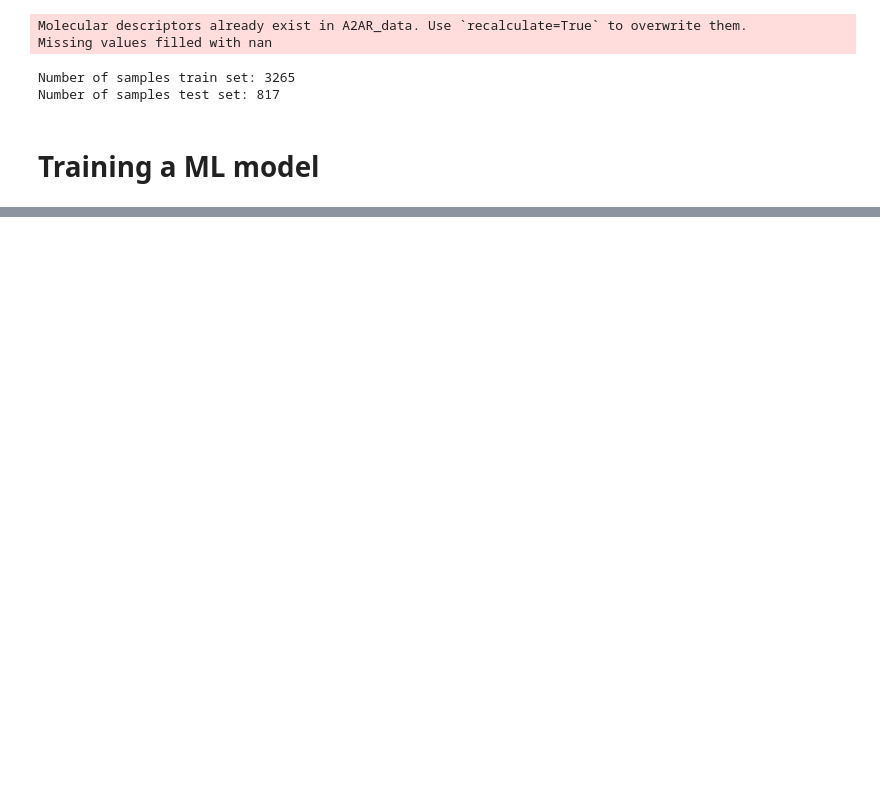
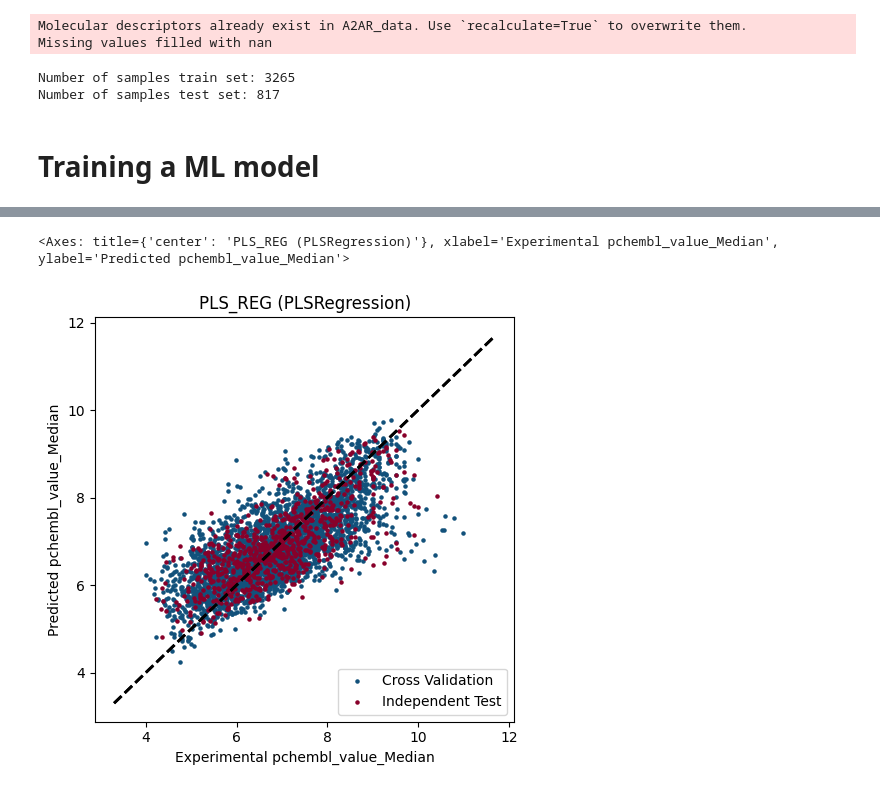
Before and after one commit to CDDLeiden/ULLA2023_Workshop-Leiden, a Jupyter notebook: QSAR_modelling.ipynb, the cells around one changed output, grey strips where cells are left out. Cells and saved outputs as stored; diff of their text form; code cells hidden in the pictures; blank space fills up the shorter version.

Commit message:
Change task to regression and add predictions

```diff
--- a/QSAR_modelling.ipynb
+++ b/QSAR_modelling.ipynb
@@ -44,6 +46,10 @@ Initialized filters.
 Number of compounds:4082
 Wrote data to file 'data\A2AR_data.tsv'.
 <qsprpred.data.data.MoleculeTable at 0x...>
+# %%
+from qsprpred.data.data import MoleculeTable
+
+mt = MoleculeTable.fromFile("data/A2AR_data.pkl")
 # %%
 mt.getDF()
 # %% [output]
@@ -69,8 +75,7 @@ from qsprpred.data.data import QSPRDataset
 
 target_props=[{
                 "name": "pchembl_value_Median", # name of the target column in the dataset
-                "task": TargetTasks.SINGLECLASS, # specify the task type (SINGLECLASS, MULTICLASS, REGRESSION)
-                "th": [6.5] # threshold for the task, everything above is considered active
+                "task": TargetTasks.REGRESSION, # specify the task type (SINGLECLASS, MULTICLASS, REGRESSION)
                 }]
 
 # Create a QSPRDataset instance used for training and evaluation of QSPR models
@@ -116,22 +121,21 @@ N_CPU = 4 # number of CPUs for parallel operations
 # %%
 from qsprpred.models.models import QSPRsklearn
 from sklearn.cross_decomposition import PLSRegression
-from sklearn.ensemble import RandomForestClassifier
-from qsprpred.models.hyperparam_optimization import GridSearchOptimization
+from qsprpred.models.hyperparam_optimization import OptunaOptimization
 
 # This is an SKlearn model, so we will initialize it with the QSPRsklearn class
-model = QSPRsklearn(base_dir = '.', data=dataset, alg = RandomForestClassifier, name='RF_CLS', parameters={'n_jobs': N_CPU})
+model = QSPRsklearn(base_dir = '.', data=dataset, alg = PLSRegression, name='PLS_REG')
 
-# We will first optimize the hyperparameters (n_estimators and criterion) through a grid search
-# the best hyperparameter combination will be saved in RF_CLS_P29274_params.json
-search_space_bs = params = {'n_estimators' : [50, 200],'criterion' : ['gini', 'entropy', 'log_loss']}
-grid_optimizer = GridSearchOptimization(scoring = model.scoreFunc, param_grid=search_space_bs)
-best_params = grid_optimizer.optimize(model)
+# We will first optimize the hyperparameters (n_components and scale) through bayes optimization
+# the best hyperparameter combination will be saved in PLS_REG_params.json
+search_space_bs = {"n_components": ["int", 1, 30], "scale": ["categorical", [True, False]]}
+bayesoptimizer = OptunaOptimization(scoring = model.scoreFunc, param_grid=search_space_bs, n_trials=5)
+best_params = bayesoptimizer.optimize(model)
 
 #Then we will evaluate the performance of the best model using the independent test set
 _ = model.evaluate()
 
 # Finally, we need to fit the model on the complete dataset if we want to use it further
-# model is saved under qspr/models/RF_CLS/RF_CLS.json
+# model is saved under qspr/models/PLS_REG.json
 model.fit()
 # %% [output]
@@ -165,0 +150,9 @@ figs, summary = plot.make(save=True, show=True, property_name="pchembl_value_Med
+# %%
+from qsprpred.plotting.regression import CorrelationPlot
+
+plt = CorrelationPlot([model])
+axes, summary = plt.make(save=False, property_name='pchembl_value_Median')
+axes[0]
+# %% [output]
+<Axes: title={'center': 'PLS_REG (PLSRegression)'}, xlabel='Experimental pchembl_value_Median', ylabel='Predicted pchembl_value_Median'>
+[figure, added]
```
Also changed, not shown: parts of 8 cells of this notebook.
